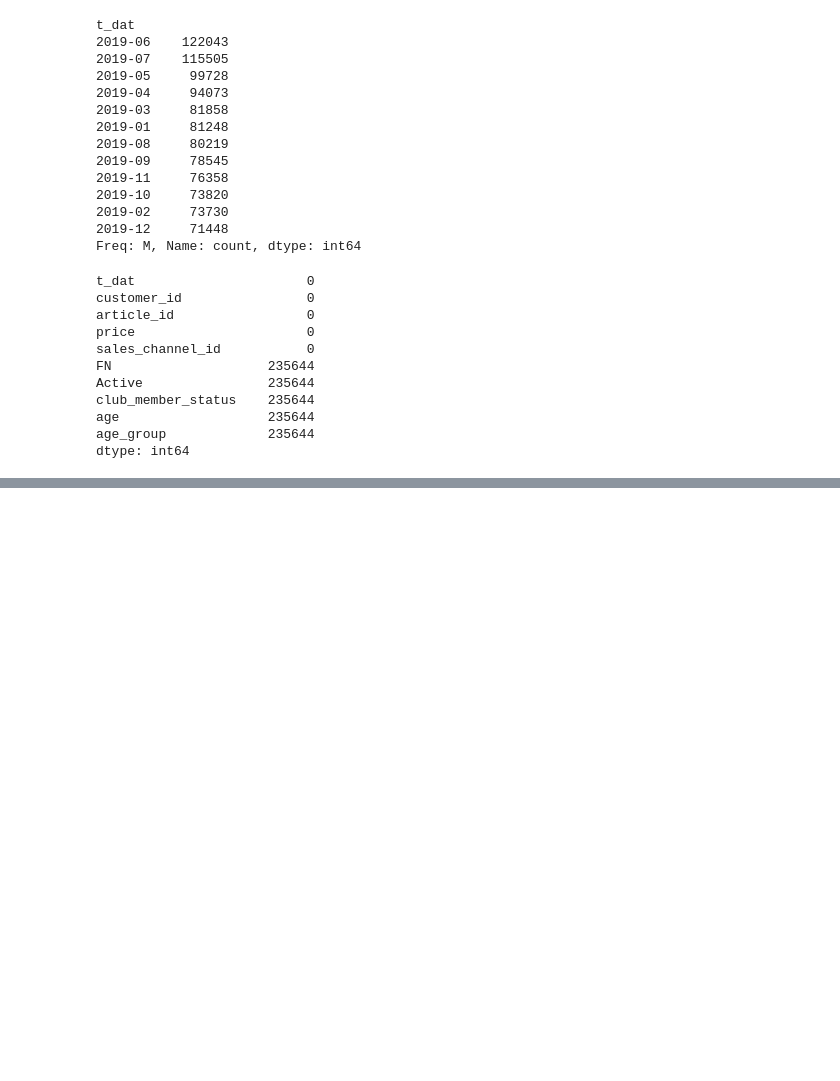
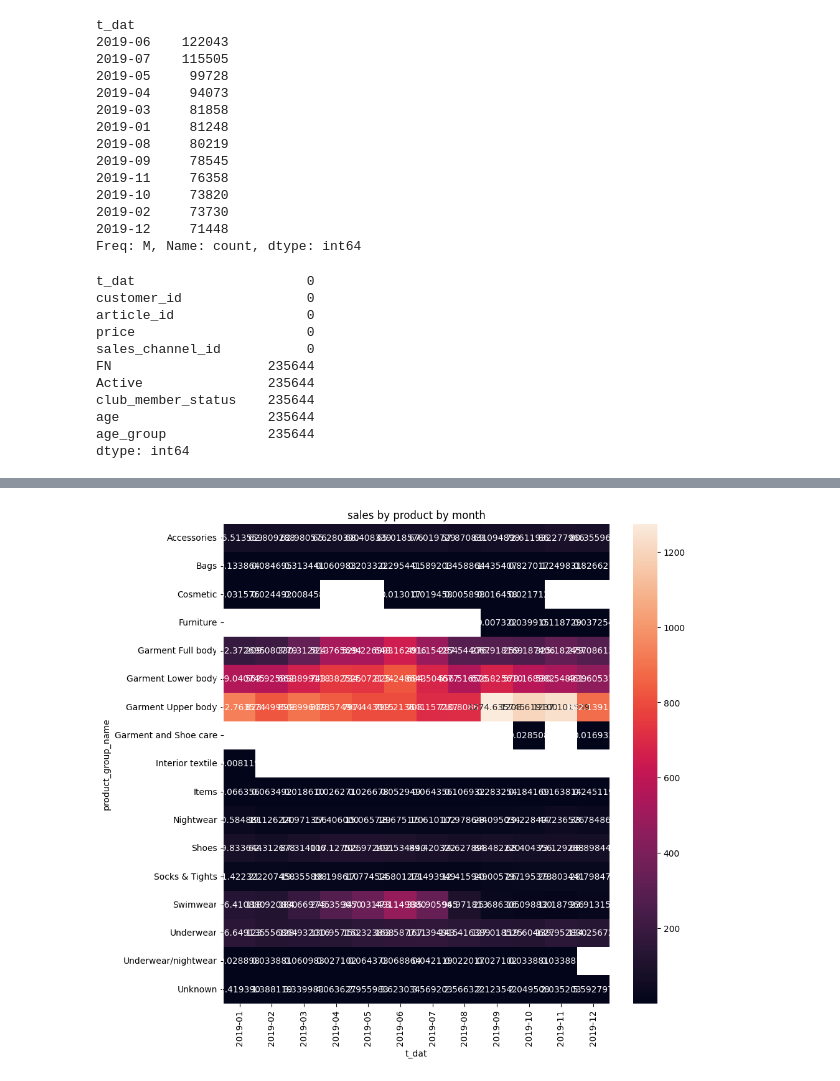
Before and after one commit to KyungminChang/4team-commerce-first-project, a Jupyter notebook: test.ipynb, the cells around one changed output, grey strips where cells are left out. Saved outputs shown, nothing was run; the diff lists cells and outputs as text; code cells hidden in the pictures; blank space fills up the shorter version.

Commit message:
월별 제품군별 매출 히트맵 + 나이대별 제품군별 매출 피봇 테이블

```diff
--- a/test.ipynb
+++ b/test.ipynb
@@ -202,0 +211,11 @@ Name: count, dtype: int64
+# %%
+# 월별 상품군별 매출 groupby -> 제품군별 날짜에 따른 매출 pivot table 제작
+
+monthly_product_paid = trans_cus_arc.groupby(["t_dat", "product_group_name"])["price"].sum()
+monthly_product_paid = monthly_product_paid.to_frame()
+pv_mpp = pd.pivot_table(monthly_product_paid,
+                        index = "product_group_name",
+                        columns = "t_dat",
+                        values = "price",
+                        aggfunc = "sum")
+pv_mpp
@@ -202,0 +242,10 @@ Name: count, dtype: int64
+# %%
+import matplotlib.pyplot as plt
+import seaborn as sns
+
+plt.figure(figsize = (10, 10))
+sale_heat = sns.heatmap(pv_mpp, annot = True, fmt = "f")
+plt.title("sales by product by month")
+plt.show()
+# %% [output]
+[figure, added]
```
Also changed, not shown: parts of 12 cells of this notebook.
